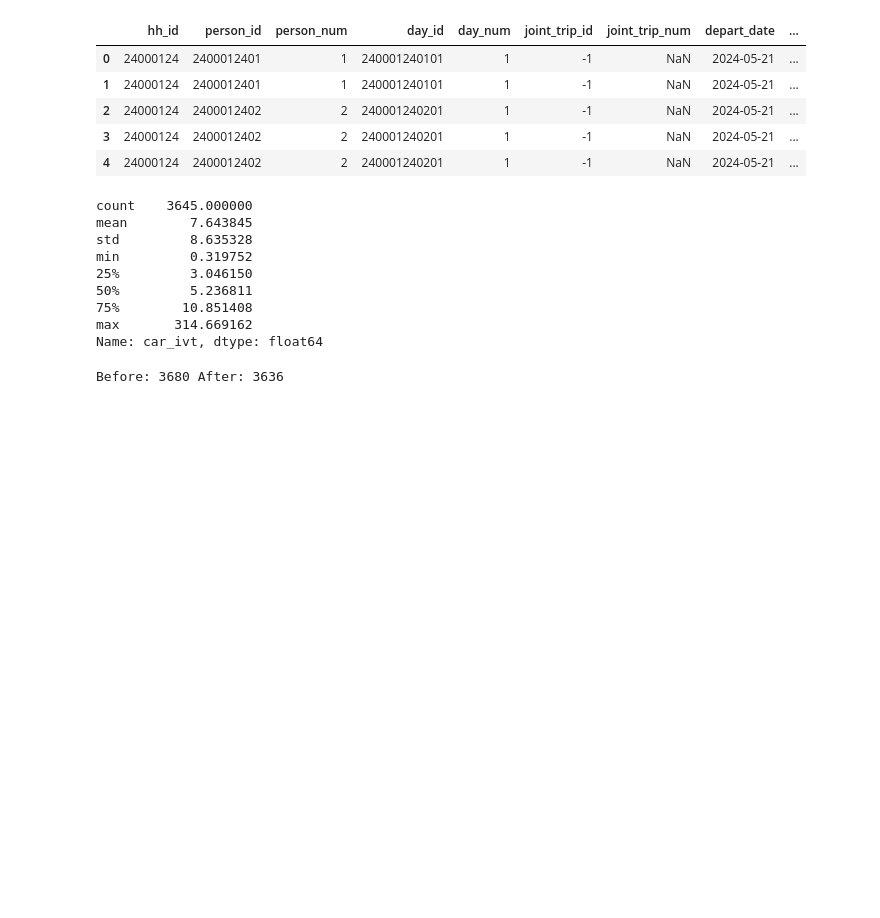
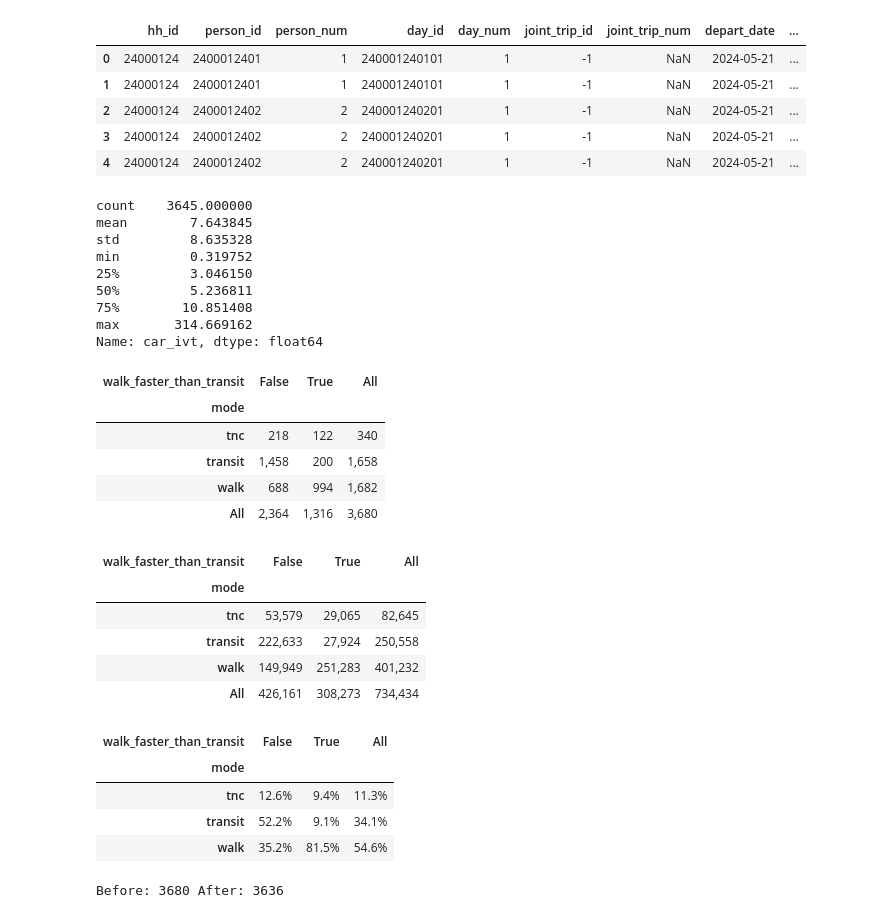
Before and after one commit to gregerhardt/rh_pricing, a Jupyter notebook: mode_choice_estimation/Make Estimation File.ipynb, the cells around one changed output. Cells and saved outputs as stored; diff of their text form; code cells hidden in the pictures; blank space fills up the shorter version.

```diff
--- a/mode_choice_estimation/Make Estimation File.ipynb
+++ b/mode_choice_estimation/Make Estimation File.ipynb
@@ -112,6 +112,32 @@ mode_recode = {
 }
 
 trip_linked['mode'] = trip_linked['linked_trip_mode'].map(mode_recode)
+# %%
+# mode2 combines transit with walk
+
+mode2_recode = {
+	-1 : 'not_imputable',  # Not imputable
+	1  : 'school_bus',     # School bus
+	2  : 'transit',        # Drive to ferry
+	3  : 'transit',        # Drive to rail
+	4  : 'transit_walk',        # Drive to bus
+	5  : 'transit_walk',        # Walk to ferry
+	6  : 'transit_walk',        # Walk to rail
+	7  : 'transit_walk',        # Walk to bus
+	8  : 'car',            # HOV (3+ people)
+	9  : 'car',            # HOV (2 people)
+	10 : 'car',            # SOV
+	11 : 'bike',           # Bike
+	12 : 'bike',           # Micromobility
+	13 : 'tnc',            # Taxi
+	14 : 'tnc',            # TNC
+	15 : 'transit_walk',           # Walk
+	16 : 'other',          # Long distance mode
+	17 : 'other',          # Other
+	18 : 'transit_walk'         # Transit
+}
+
+trip_linked['mode2'] = trip_linked['linked_trip_mode'].map(mode_recode)
 # %%
 # now check that it makes sense
 pd.DataFrame({
@@ -549,6 +575,31 @@ trip_linked['walk_faster_than_transit'] = trip_linked['walk_time'] < trip_linked
 
 # if walk is faster, set the transit_or_walk_fare to zero
 trip_linked['transit_or_walk_fare'] = np.where(trip_linked['walk_faster_than_transit'], 0, trip_linked['transit_fare'])
+# %%
+# look at how trips choose transit or walk based on which is faster
+
+display(pd.crosstab(trip_linked['mode'], trip_linked['walk_faster_than_transit'], margins=True).style.format('{:,.0f}'))
+display(pd.crosstab(trip_linked['mode'], trip_linked['walk_faster_than_transit'], values=transit['linked_trip_weight'], aggfunc='sum', margins=True).style.format('{:,.0f}'))
+display(pd.crosstab(trip_linked['mode'], trip_linked['walk_faster_than_transit'], values=transit['linked_trip_weight'], aggfunc='sum', margins=True, normalize=
+                    'columns').style.format('{:,.1%}'))
+# %% [output]
+| walk_faster_than_transit | False | True | All |
+| mode |  |  |  |
+| tnc | 218 | 122 | 340 |
+| transit | 1,458 | 200 | 1,658 |
+| walk | 688 | 994 | 1,682 |
+| All | 2,364 | 1,316 | 3,680 |
+| walk_faster_than_transit | False | True | All |
+| mode |  |  |  |
+| tnc | 53,579 | 29,065 | 82,645 |
+| transit | 222,633 | 27,924 | 250,558 |
+| walk | 149,949 | 251,283 | 401,232 |
+| All | 426,161 | 308,273 | 734,434 |
+| walk_faster_than_transit | False | True | All |
+| mode |  |  |  |
+| tnc | 12.6% | 9.4% | 11.3% |
+| transit | 52.2% | 9.1% | 34.1% |
+| walk | 35.2% | 81.5% | 54.6% |
 # %%
 # drop trips where the calculated transit time is missing.  These seem to be trips that go out of state
 # and where we didn't calculate paths.
```
Also changed, not shown: parts of 1 cell of this notebook.
